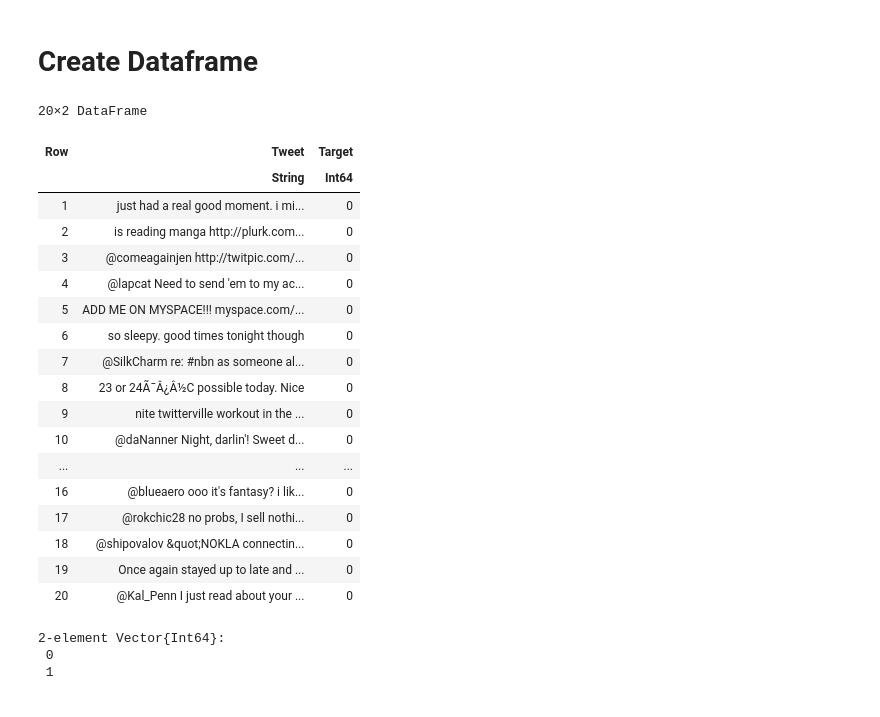
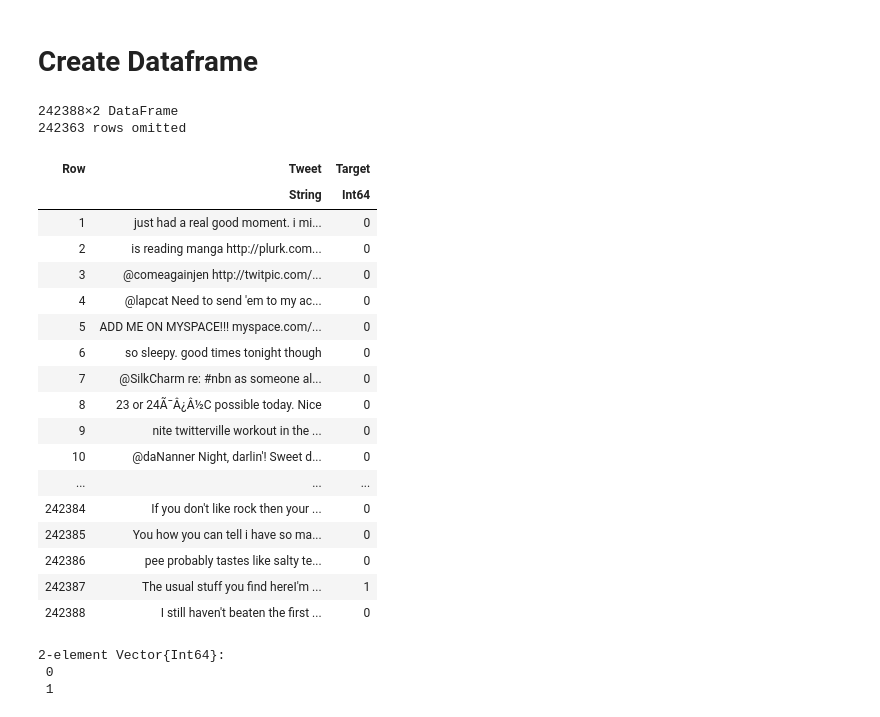
Before and after one commit to BryanEgbert/sentimental_analysis, a Jupyter notebook: depression_detection_jl.ipynb, the cells around one changed output. Drawn from its saved outputs; the diff is of its cells as text; code cells hidden in the pictures.

```diff
--- a/depression_detection_jl.ipynb
+++ b/depression_detection_jl.ipynb
@@ -56,33 +56,41 @@ end
 | 10314 | 0 | 1 |
 # %% [markdown]
 # Create Dataframe
-# %%
-df = CSV.File(open("sentiment_tweets3.csv", enc"ISO-8859-1")) |> DataFrame
-rename!(df, [:Id, :Tweet, :Target])
-
-df = select!(df, Not([:Id]))
-
-first(df, 20)
-# %% [output]
-20×2 DataFrame
-| Row | Tweet | Target |
-|  | String | Int64 |
-| 1 | just had a real good moment. i mi... | 0 |
-| 2 | is reading manga http://plurk.com... | 0 |
-| 3 | @comeagainjen http://twitpic.com/... | 0 |
-| 4 | @lapcat Need to send 'em to my ac... | 0 |
-| 5 | ADD ME ON MYSPACE!!! myspace.com/... | 0 |
-| 6 | so sleepy. good times tonight though | 0 |
-| 7 | @SilkCharm re: #nbn as someone al... | 0 |
-| 8 | 23 or 24Ã¯Â¿Â½C possible today. Nice | 0 |
-| 9 | nite twitterville workout in the ... | 0 |
-| 10 | @daNanner Night, darlin'! Sweet d... | 0 |
-| ... | ... | ... |
-| 16 | @blueaero ooo it's fantasy? i lik... | 0 |
-| 17 | @rokchic28 no probs, I sell nothi... | 0 |
-| 18 | @shipovalov &quot;NOKLA connectin... | 0 |
-| 19 | Once again stayed up to late and ... | 0 |
-| 20 | @Kal_Penn I just read about your ... | 0 |
+# %%
+tweet_df = CSV.File(open("sentiment_tweets3.csv", enc"ISO-8859-1")) |> DataFrame
+rename!(tweet_df, [:Id, :Tweet, :Target])
+
+suicide_df = CSV.File(open("Suicide_Detection.csv", enc"ISO-8859-1")) |> DataFrame
+rename!(suicide_df, [:Id, :Tweet, :Target])
+
+tweet_df = select!(tweet_df, Not([:Id]))
+suicide_df = select!(suicide_df, Not([:Id]))
+suicide_df.Target = [item == "non-suicide" ? 0 : 1 for item in suicide_df[!, "Target"]]
+
+df = vcat(tweet_df, suicide_df, cols = :union)
+
+df
+# %% [output]
+242388×2 DataFrame
+242363 rows omitted
+| Row | Tweet | Target |
+|  | String | Int64 |
+| 1 | just had a real good moment. i mi... | 0 |
+| 2 | is reading manga http://plurk.com... | 0 |
+| 3 | @comeagainjen http://twitpic.com/... | 0 |
+| 4 | @lapcat Need to send 'em to my ac... | 0 |
+| 5 | ADD ME ON MYSPACE!!! myspace.com/... | 0 |
+| 6 | so sleepy. good times tonight though | 0 |
+| 7 | @SilkCharm re: #nbn as someone al... | 0 |
+| 8 | 23 or 24Ã¯Â¿Â½C possible today. Nice | 0 |
+| 9 | nite twitterville workout in the ... | 0 |
+| 10 | @daNanner Night, darlin'! Sweet d... | 0 |
+| ... | ... | ... |
+| 242384 | If you don't like rock then your ... | 0 |
+| 242385 | You how you can tell i have so ma... | 0 |
+| 242386 | pee probably tastes like salty te... | 0 |
+| 242387 | The usual stuff you find hereI'm ... | 1 |
+| 242388 | I still haven't beaten the first ... | 0 |
 # %%
 df.Target = coerce(df.Target, OrderedFactor)
 df.Tweet = TextAnalysis.StringDocument.(df[:, :Tweet])
```
Also changed, not shown: parts of 4 cells of this notebook, 4 other files.
